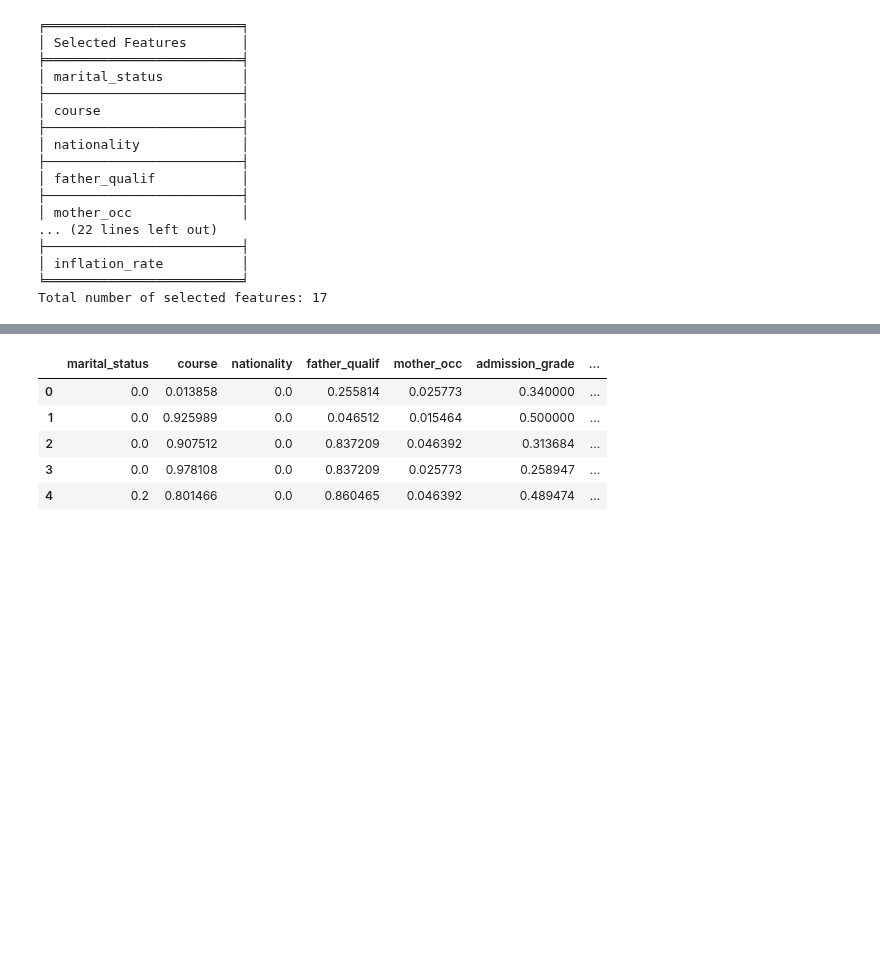
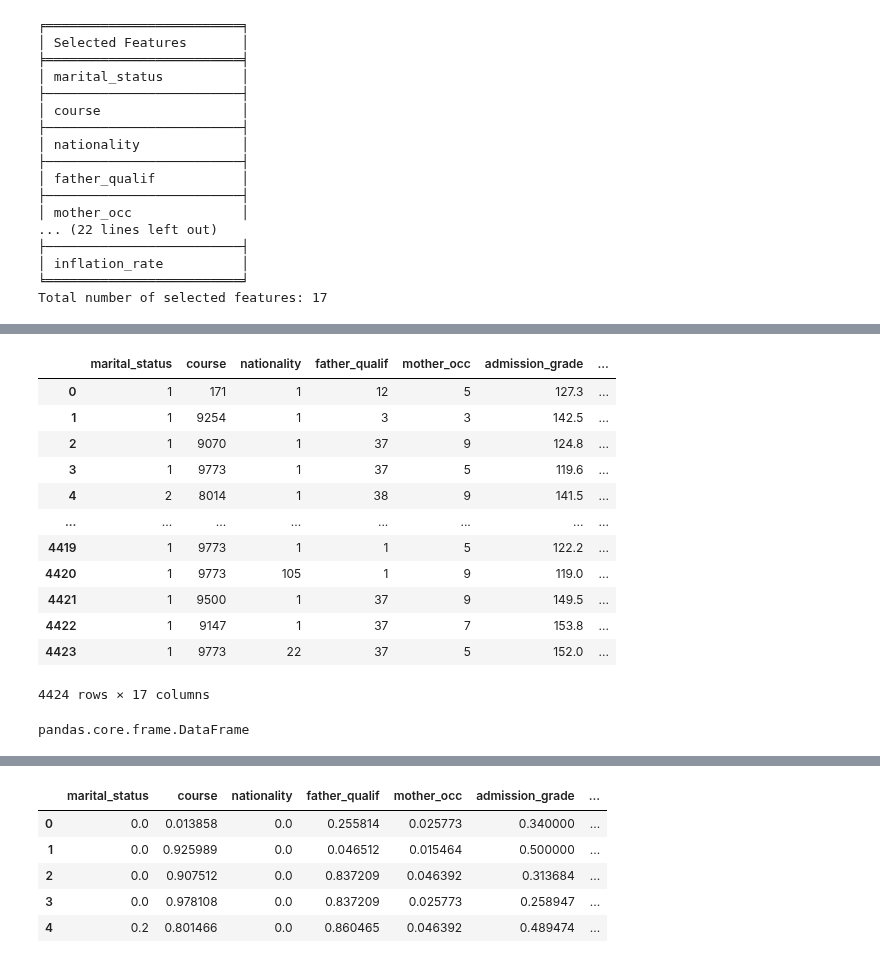
Before and after one commit to MSC-DS-Y1/Applied-Machine-Learning-Project, a Jupyter notebook: src/dataset/data_cleaning.ipynb, the cells around one changed output, grey strips where cells are left out. Cells and saved outputs as stored; diff of their text form; code cells hidden in the pictures; blank space fills up the shorter version.

```diff
--- a/src/dataset/data_cleaning.ipynb
+++ b/src/dataset/data_cleaning.ipynb
@@ -151,8 +147,7 @@ updated loop:
 # %%
-#updated pairwise loops
 
 #define the function to calculate the pairwise MI scores
-def pairwise_mi2(df, discrete_features):
+def pairwise_mi(df, discrete_features):
     n = df.shape[1]
     mi_matrix = np.zeros((n, n))
 
@@ -184,19 +179,19 @@ def pairwise_mi2(df, discrete_features):
 
 
 #generate pairwise MI matrix on all the features first
-mi_matrix_try = pairwise_mi2(features, discrete_features)
+mi_matrix = pairwise_mi(features, discrete_features)
 # %%
-#check pairwsie are correct
+#check error on pairwsie
 
 #checking if i,jth entry is the same as j,i entry
-mi_check_try = pd.DataFrame(np.zeros((36, 36)))
+mi_check = pd.DataFrame(np.zeros((36, 36)))
 for i in range(36):
     for j in range(36):
-        mi_check_try.iloc[i, j] = mi_matrix_try.iloc[i, j] - mi_matrix_try.iloc[j, i]
+        mi_check.iloc[i, j] = mi_matrix.iloc[i, j] - mi_matrix.iloc[j, i]
 
-#print(mi_check_try)
+#print(mi_check)
 
-check_diffs_try = mi_check_try.abs().sum().sum()
-print(f"Sum of absolute values of changes: {check_diffs_try}")
+check_diffs = mi_check.abs().sum().sum()
+print(f"Sum of absolute values of changes: {check_diffs}")
 # %% [output]
 Sum of absolute values of changes: 0.2486949467680387
@@ -254,10 +203,10 @@ from sklearn import preprocessing
 #normalise it
 min_max_scaler = preprocessing.MinMaxScaler()
 
-mi_matrix_scaled = min_max_scaler.fit_transform(mi_matrix_try)
+mi_matrix_scaled = min_max_scaler.fit_transform(mi_matrix)
 mi_matrix_scaled
 
-mi_matrix_scaled_df = pd.DataFrame(mi_matrix_scaled, columns=mi_matrix_try.columns, index=mi_matrix_try.index)
+mi_matrix_scaled_df = pd.DataFrame(mi_matrix_scaled, columns=mi_matrix.columns, index=mi_matrix.index)
 mi_matrix_scaled_df.head()
 # %% [output]
 |  | marital_status | application_mode | application_order | course | daytime_evening_attendance | previous_qualif | ... |
@@ -420,2 +357,22 @@ mi_matrix_scaled_df
 # %%
 selected_predictors = data[final_features_p1]
+# %%
+selected_predictors
+# %% [output]
+|  | marital_status | course | nationality | father_qualif | mother_occ | admission_grade | ... |
+| 0 | 1 | 171 | 1 | 12 | 5 | 127.3 | ... |
+| 1 | 1 | 9254 | 1 | 3 | 3 | 142.5 | ... |
+| 2 | 1 | 9070 | 1 | 37 | 9 | 124.8 | ... |
+| 3 | 1 | 9773 | 1 | 37 | 5 | 119.6 | ... |
+| 4 | 2 | 8014 | 1 | 38 | 9 | 141.5 | ... |
+| ... | ... | ... | ... | ... | ... | ... | ... |
+| 4419 | 1 | 9773 | 1 | 1 | 5 | 122.2 | ... |
+| 4420 | 1 | 9773 | 105 | 1 | 9 | 119.0 | ... |
+| 4421 | 1 | 9500 | 1 | 37 | 9 | 149.5 | ... |
+| 4422 | 1 | 9147 | 1 | 37 | 7 | 153.8 | ... |
+| 4423 | 1 | 9773 | 22 | 37 | 5 | 152.0 | ... |
+4424 rows × 17 columns
+# %%
+type(selected_predictors)
+# %% [output]
+pandas.core.frame.DataFrame
```
Also changed, not shown: parts of 24 cells of this notebook, 2 other files.
